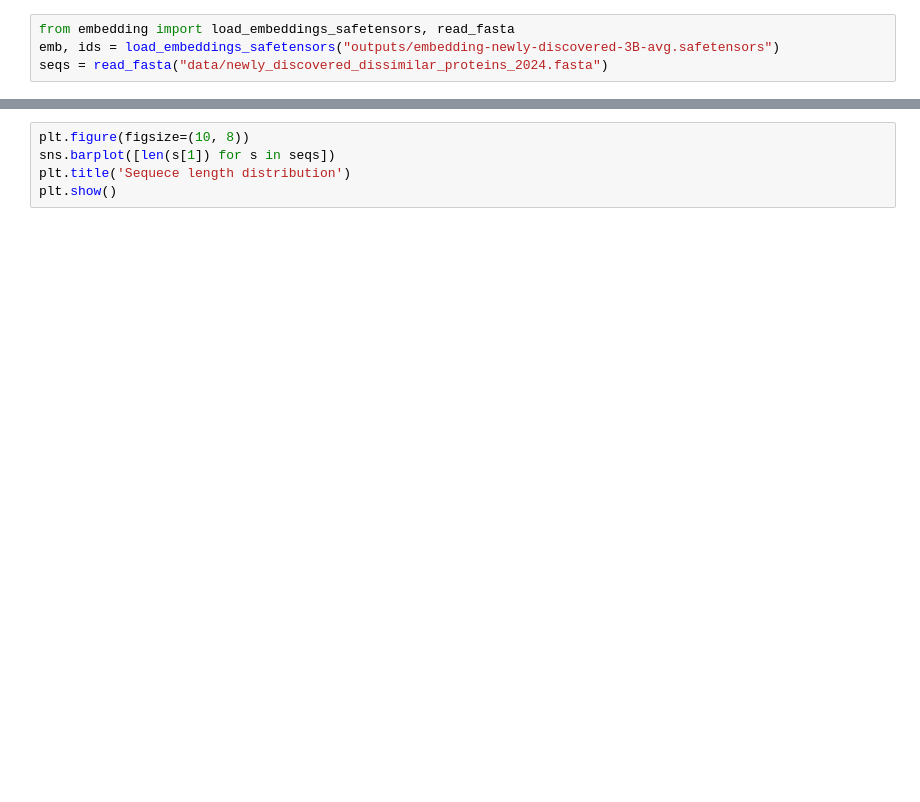
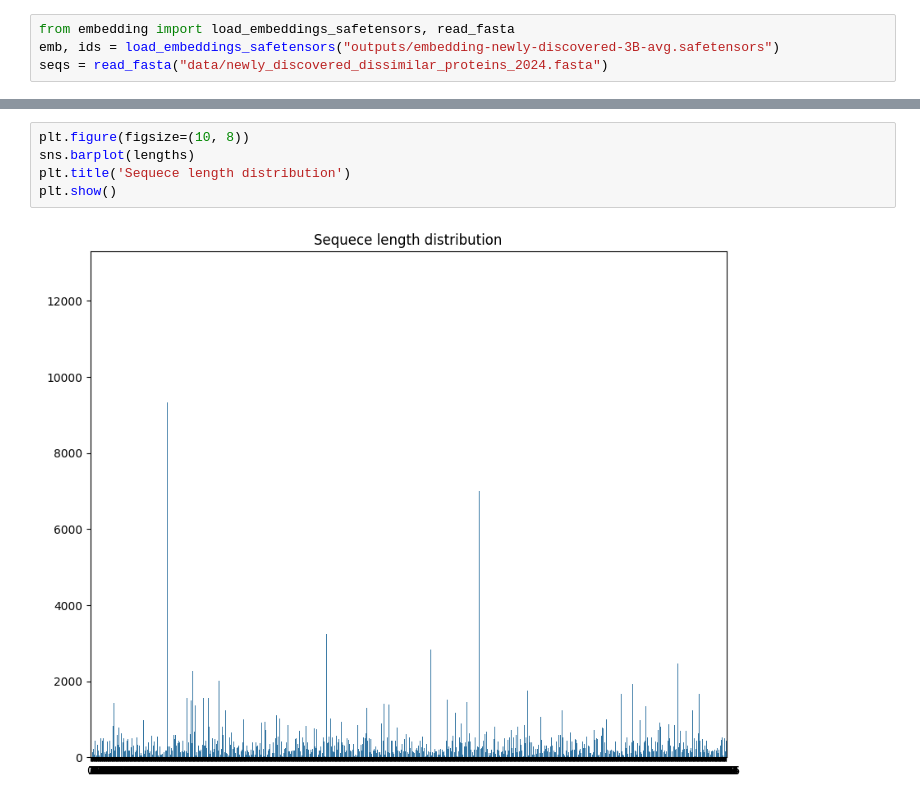
Before and after one commit to Pollysoma/protein-prediction-project-2, a Jupyter notebook: embedding_visualization.ipynb, the cells around one changed output, grey strips where cells are left out. Drawn from its saved outputs; the diff is of its cells as text; blank space fills up the shorter version.

```diff
--- a/embedding_visualization.ipynb
+++ b/embedding_visualization.ipynb
@@ -52,5 +77,7 @@ plt.show()
 # %%
 plt.figure(figsize=(10, 8))
-sns.barplot([len(s[1]) for s in seqs])
+sns.barplot(lengths)
 plt.title('Sequece length distribution')
 plt.show()
+# %% [output]
+[figure, added]
```
Also changed, not shown: parts of 5 cells of this notebook, 2 other files.
